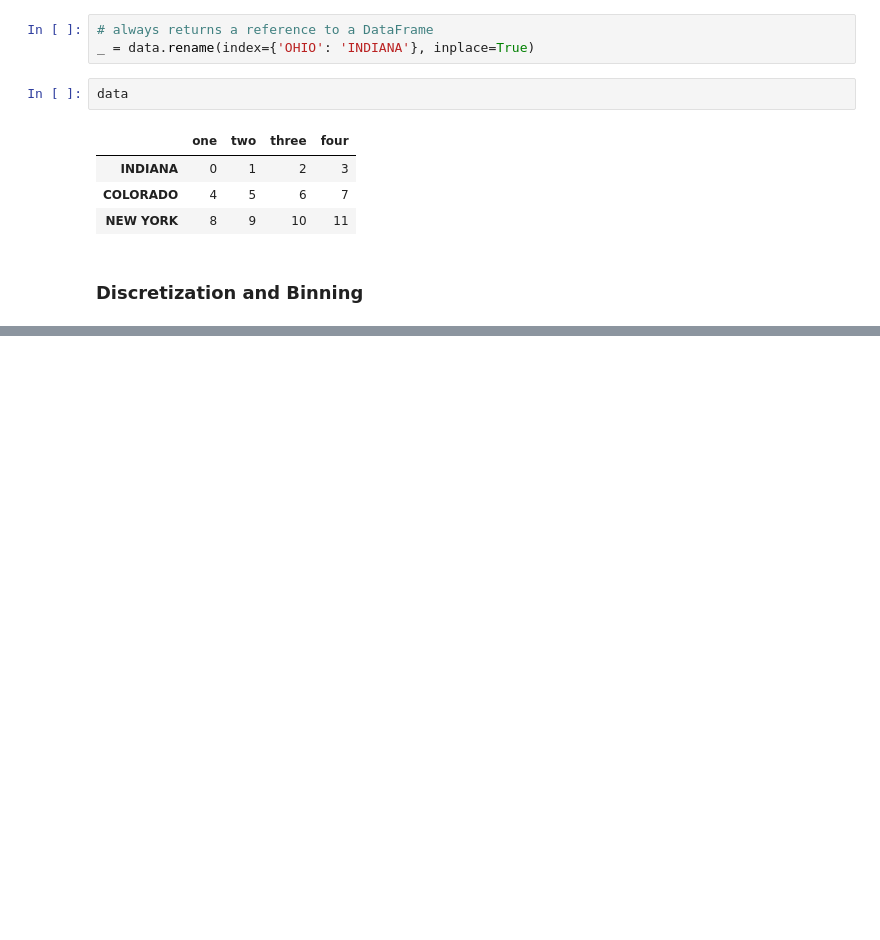
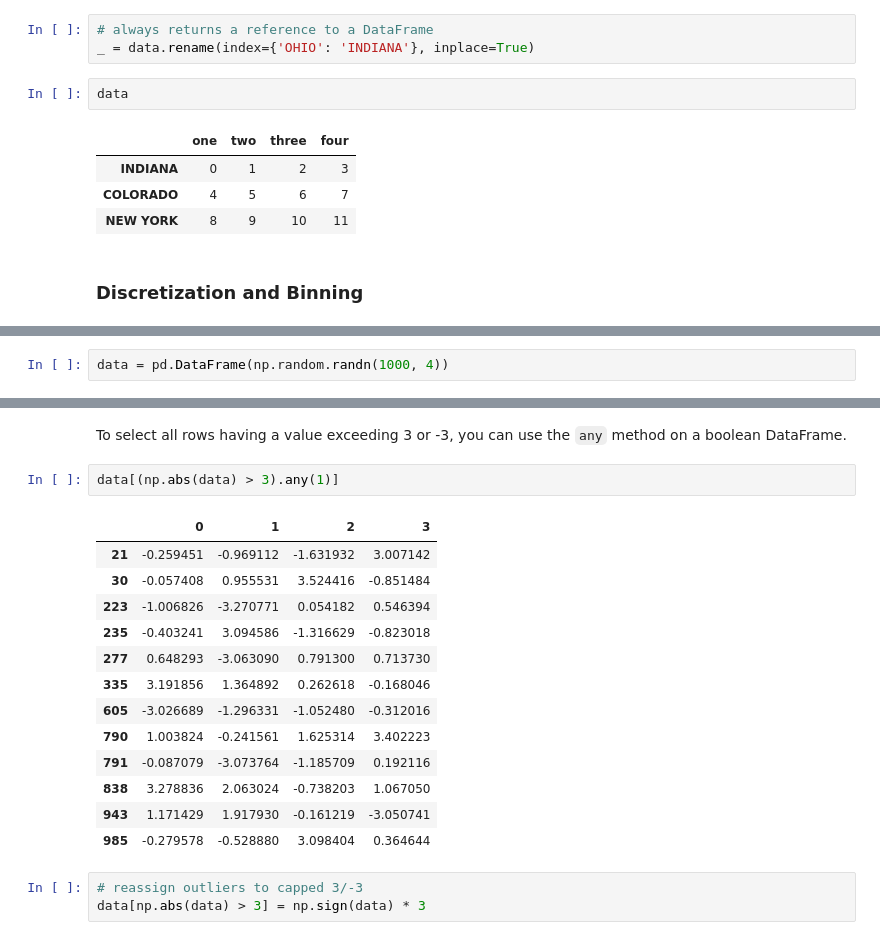
Before and after one commit to rerwin21/python_for_data_analysis, a Jupyter notebook: chap_7.ipynb, the cells around one changed output, grey strips where cells are left out. Cells and saved outputs as stored; diff of their text form; blank space fills up the shorter version.

```diff
--- a/chap_7.ipynb
+++ b/chap_7.ipynb
@@ -1369,0 +1450,2 @@ data
+# %%
+data = pd.DataFrame(np.random.randn(1000, 4))
@@ -1369,0 +1475,21 @@ data
+# %% [markdown]
+To select all rows having a value exceeding 3 or -3, you can use the `any` method on a boolean DataFrame.
+# %%
+data[(np.abs(data) > 3).any(1)]
+# %% [output]
+|  | 0 | 1 | 2 | 3 |
+| 21 | -0.259451 | -0.969112 | -1.631932 | 3.007142 |
+| 30 | -0.057408 | 0.955531 | 3.524416 | -0.851484 |
+| 223 | -1.006826 | -3.270771 | 0.054182 | 0.546394 |
+| 235 | -0.403241 | 3.094586 | -1.316629 | -0.823018 |
+| 277 | 0.648293 | -3.063090 | 0.791300 | 0.713730 |
+| 335 | 3.191856 | 1.364892 | 0.262618 | -0.168046 |
+| 605 | -3.026689 | -1.296331 | -1.052480 | -0.312016 |
+| 790 | 1.003824 | -0.241561 | 1.625314 | 3.402223 |
+| 791 | -0.087079 | -3.073764 | -1.185709 | 0.192116 |
+| 838 | 3.278836 | 2.063024 | -0.738203 | 1.067050 |
+| 943 | 1.171429 | 1.917930 | -0.161219 | -3.050741 |
+| 985 | -0.279578 | -0.528880 | 3.098404 | 0.364644 |
+# %%
+# reassign outliers to capped 3/-3
+data[np.abs(data) > 3] = np.sign(data) * 3
```
Also changed, not shown: parts of 29 cells of this notebook.
